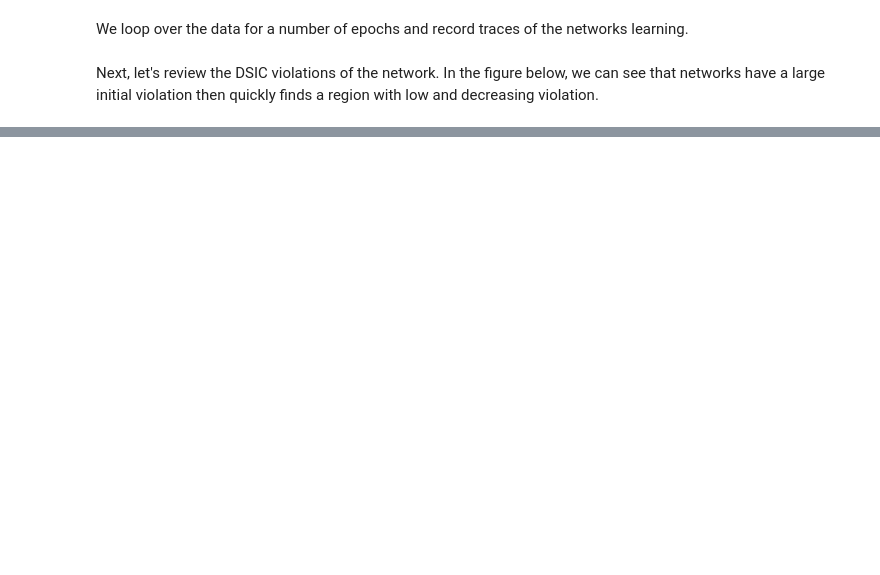
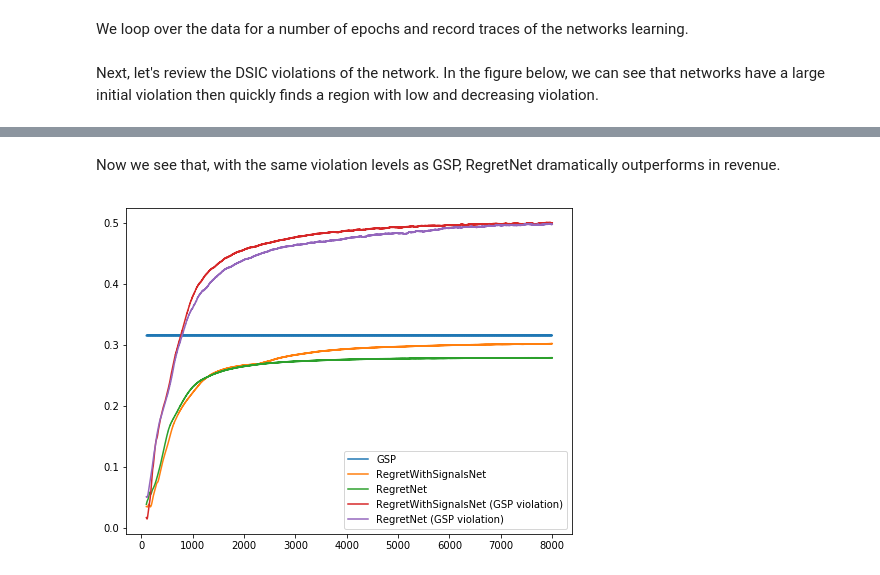
Before and after one commit to OdetteRoest/learning-auctions, a Jupyter notebook: learning-position-auctions.ipynb, the cells around one changed output, grey strips where cells are left out. Drawn from its saved outputs; the diff is of its cells as text; code cells hidden in the pictures; blank space fills up the shorter version.

```diff
--- a/learning-position-auctions.ipynb
+++ b/learning-position-auctions.ipynb
@@ -545,0 +566,5 @@ ax.legend();
+# %%
+regret_net = create_regret_net(bidders).to(device)
+regret_net_with_signals = create_regret_net_with_signals(bidders, 1).to(device)
+regret_net_responders = [Responder(bidder, 100).to(device) for bidder in range(bidders)]
+regret_net_with_signals_responders = [Responder(bidder, 100).to(device) for bidder in range(bidders)]
@@ -545,0 +573,2 @@ ax.legend();
+# %%
+minimim_gsp_violation = gsp_report['total_dsic_violation'].rolling(100).mean().min()
@@ -545,0 +577,15 @@ ax.legend();
+# %%
+regret_net_report_with_violation = train(regret_net, regret_net_responders, values_loader, epochs=epochs, allowable_dsic_violation=minimim_gsp_violation)
+regret_net_with_signals_report_with_violation = train_with_signals(regret_net_with_signals, regret_net_with_signals_responders, values_and_signals_loader, epochs=epochs, allowable_dsic_violation=minimim_gsp_violation)
+# %% [markdown]
+Now we see that, with the same violation levels as GSP, RegretNet dramatically outperforms in revenue.
+# %%
+fig, ax = plt.subplots(figsize=(8,6));
+ax.plot(gsp_report[['revenue']].rolling(100).mean(), label='GSP');
+ax.plot(regret_net_with_signals_report[['revenue']].rolling(100).mean(), label='RegretWithSignalsNet');
+ax.plot(regret_net_report[['revenue']].rolling(100).mean(), label='RegretNet');
+ax.plot(regret_net_with_signals_report_with_violation[['revenue']].rolling(100).mean(), label='RegretWithSignalsNet (GSP violation)');
+ax.plot(regret_net_report_with_violation[['revenue']].rolling(100).mean(), label='RegretNet (GSP violation)');
+ax.legend();
+# %% [output]
+[figure, added]
```
Also changed, not shown: parts of 31 cells of this notebook, 2 other files.
